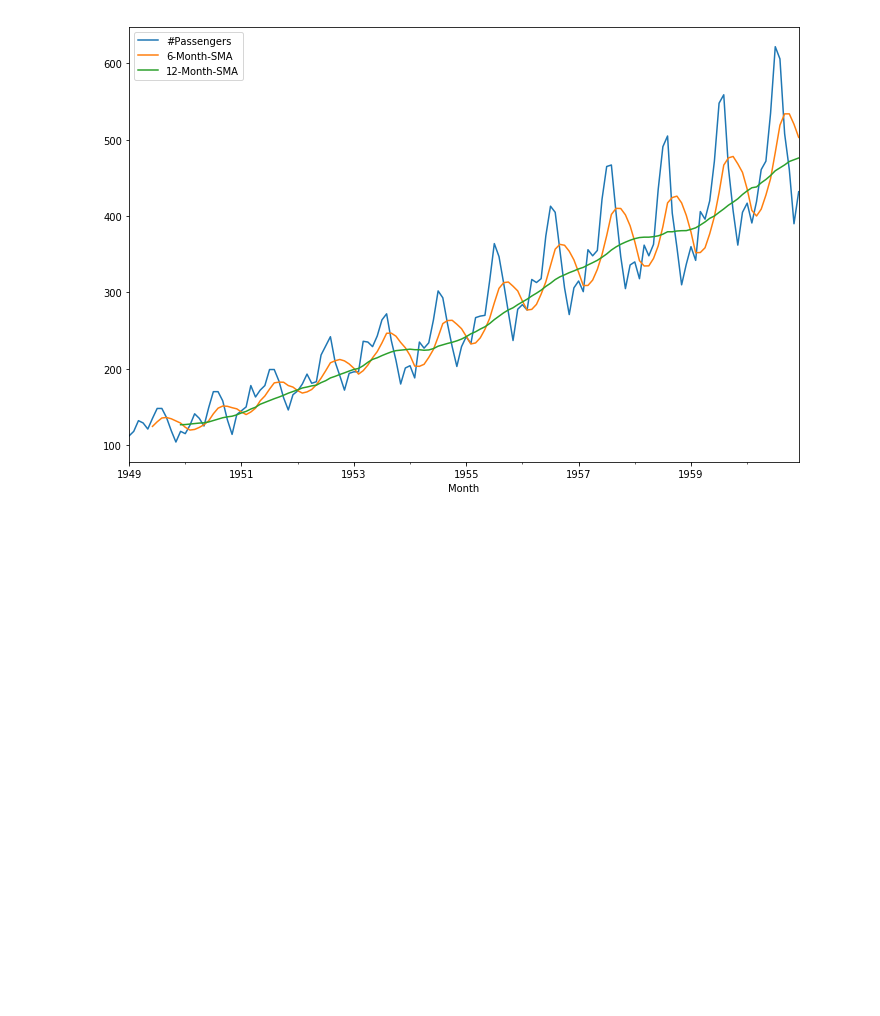
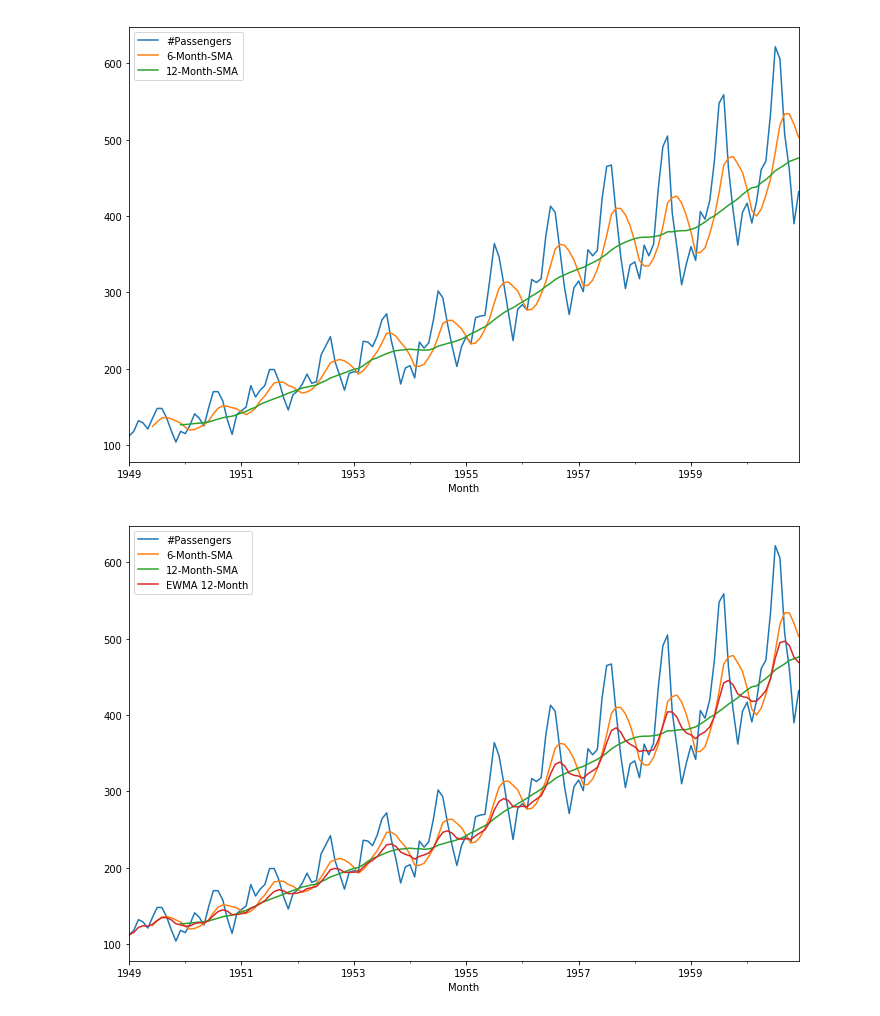
Before and after one commit to mahesh-keswani/ML-DL-FromBasicsToAdvance, a Jupyter notebook: pandas_basics/time_series_with_statsmodel.ipynb, the cells around one changed output. Saved outputs shown, nothing was run; the diff lists cells and outputs as text; code cells hidden in the pictures; blank space fills up the shorter version.

```diff
--- a/pandas_basics/time_series_with_statsmodel.ipynb
+++ b/pandas_basics/time_series_with_statsmodel.ipynb
@@ -314,4 +320,8 @@ df.plot(figsize = (12, 8), legend = True);
 # %%
 # The important parameters for this are, adjust, span, alpha
 
-df['EWMA 12-Month'] = df['#Passengers'].ewm(span = 12, ).mean()
+df['EWMA 12-Month'] = df['#Passengers'].ewm(span = 12).mean()
+# %%
+df.plot(figsize = (12, 8), legend = True);
+# %% [output]
+[figure, added]
```
Also changed, not shown: parts of 13 cells of this notebook.
